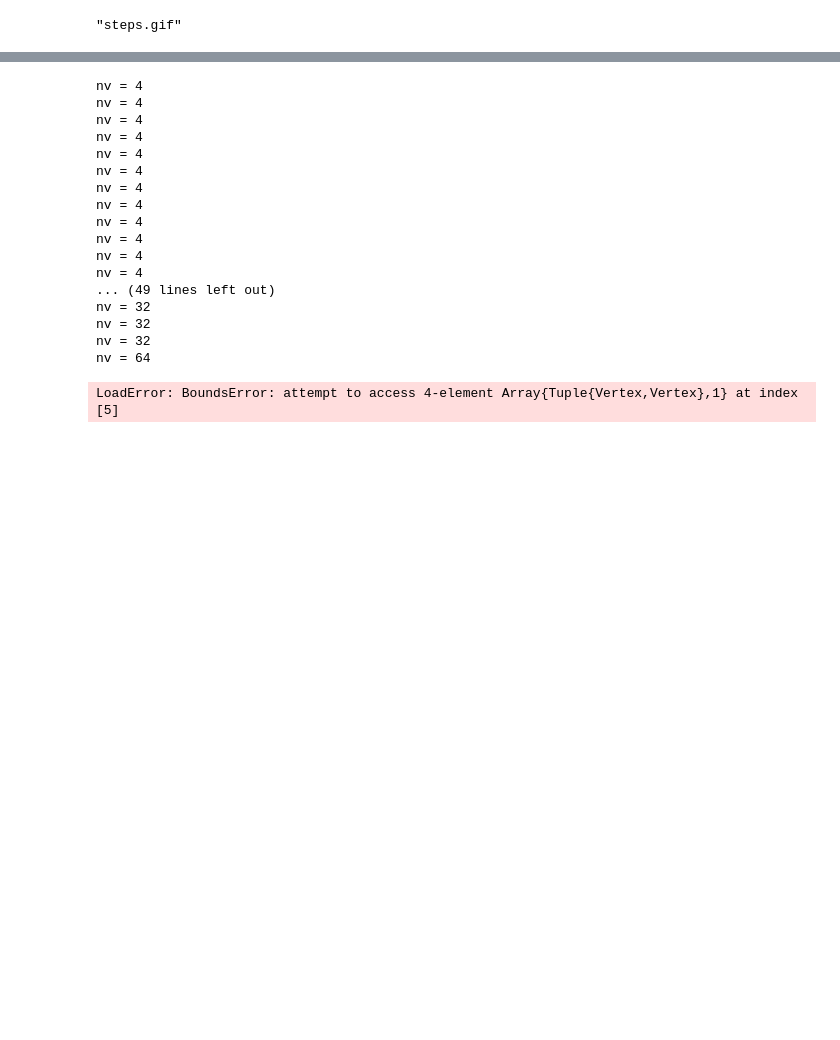
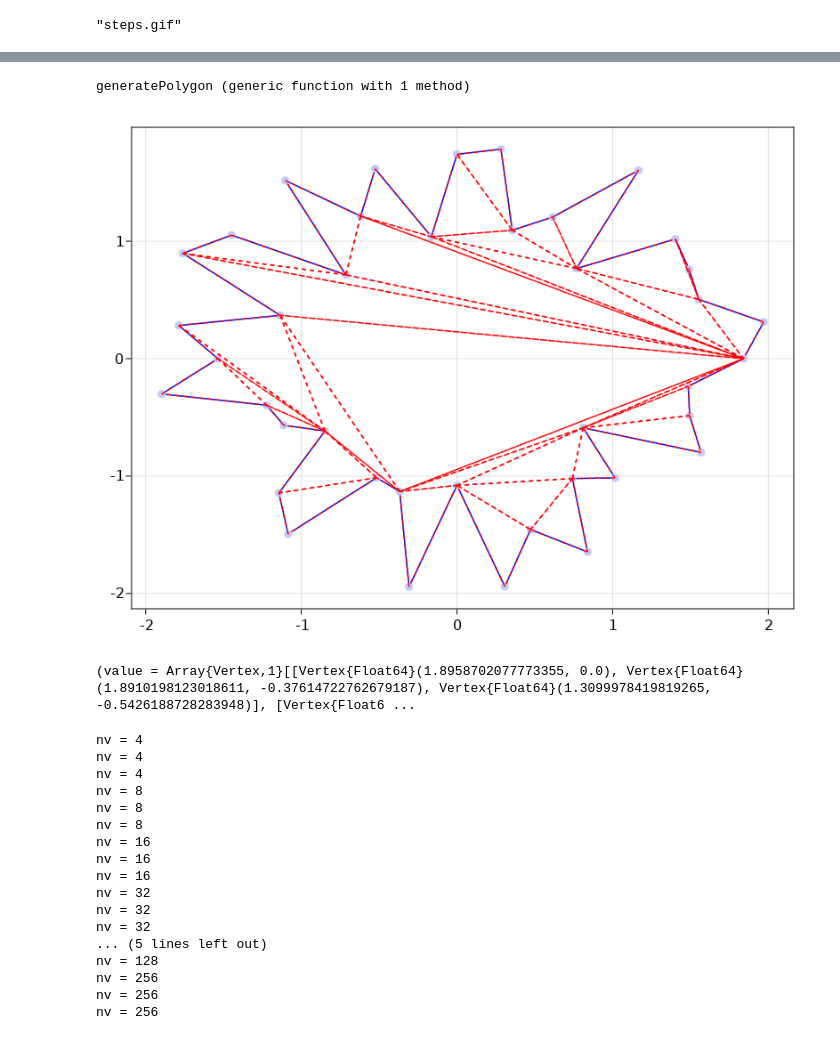
Before and after one commit to Jerboa-app/PolygonTriangulation, a Jupyter notebook: examples/examples.ipynb, the cells around one changed output, grey strips where cells are left out. Cells and saved outputs as stored; diff of their text form; code cells hidden in the pictures; blank space fills up the shorter version.

```diff
--- a/examples/examples.ipynb
+++ b/examples/examples.ipynb
@@ -57,16 +57,3 @@ event
 eventFrames(P,event)
 # %% [output]
 "steps.gif"
-# %%
-function generatePolygon(n::Int)
-    theta = 0.
-    dtheta = 2.0*π/n
-
-    v = []
-    for i in 1:n
-        rad = rand() + 1.0
-        push!(v,rad*Vertex(cos(theta),sin(theta)))
-        theta+=dtheta
-    end
-    return Polygon(v|>reverse)
-end
@@ -99,6 +112,33 @@ f
+# %%
+function generatePolygon(n::Int)
+    theta = 0.
+    dtheta = 2.0*π/n
+
+    v = []
+    for i in 1:n
+        rad = rand()*1. + 1.0
+        push!(v,rad*Vertex(cos(theta),sin(theta)))
+        theta+=dtheta
+    end
+    return Polygon(v|>reverse)
+end
+# %% [output]
+generatePolygon (generic function with 1 method)
+# %%
+P = generatePolygon(40)
+f = Figure()
+event = Vector{PolygonTriangulation.Event}([])
+polygonplot(f[1,1],P,triangulate(P))
+f
+# %% [output]
+[figure, added]
+# %%
+@timed triangulate(P)
+# %% [output]
+(value = Array{Vertex,1}[[Vertex{Float64}(1.8958702077773355, 0.0), Vertex{Float64}(1.8910198123018611, -0.37614722762679187), Vertex{Float64}(1.3099978419819265, -0.5426188728283948)], [Vertex{Float6 ...
 # %%
 N = 8
-R = 16
+R = 3
 
 times = zeros(N-1,R)
 
@@ -116,21 +156,20 @@ end
 nv = 4
 nv = 4
 nv = 4
-nv = 4
-nv = 4
-nv = 4
-nv = 4
-nv = 4
-nv = 4
-nv = 4
-nv = 4
-nv = 4
-... (49 lines left out)
+nv = 8
+nv = 8
+nv = 8
+nv = 16
+nv = 16
+nv = 16
 nv = 32
 nv = 32
 nv = 32
-nv = 64
+... (5 lines left out)
+nv = 128
+nv = 256
+nv = 256
+nv = 256
-LoadError: BoundsError: attempt to access 4-element Array{Tuple{Vertex,Vertex},1} at index [5]
 # %%
 fig = Figure()
 ax = Axis(fig[1,1],xscale=log10,yscale=log10,xlabel="Log10 Vertices",ylabel="Log10 Runtime Seconds")
```
Also changed, not shown: parts of 10 cells of this notebook, 4 other files.
